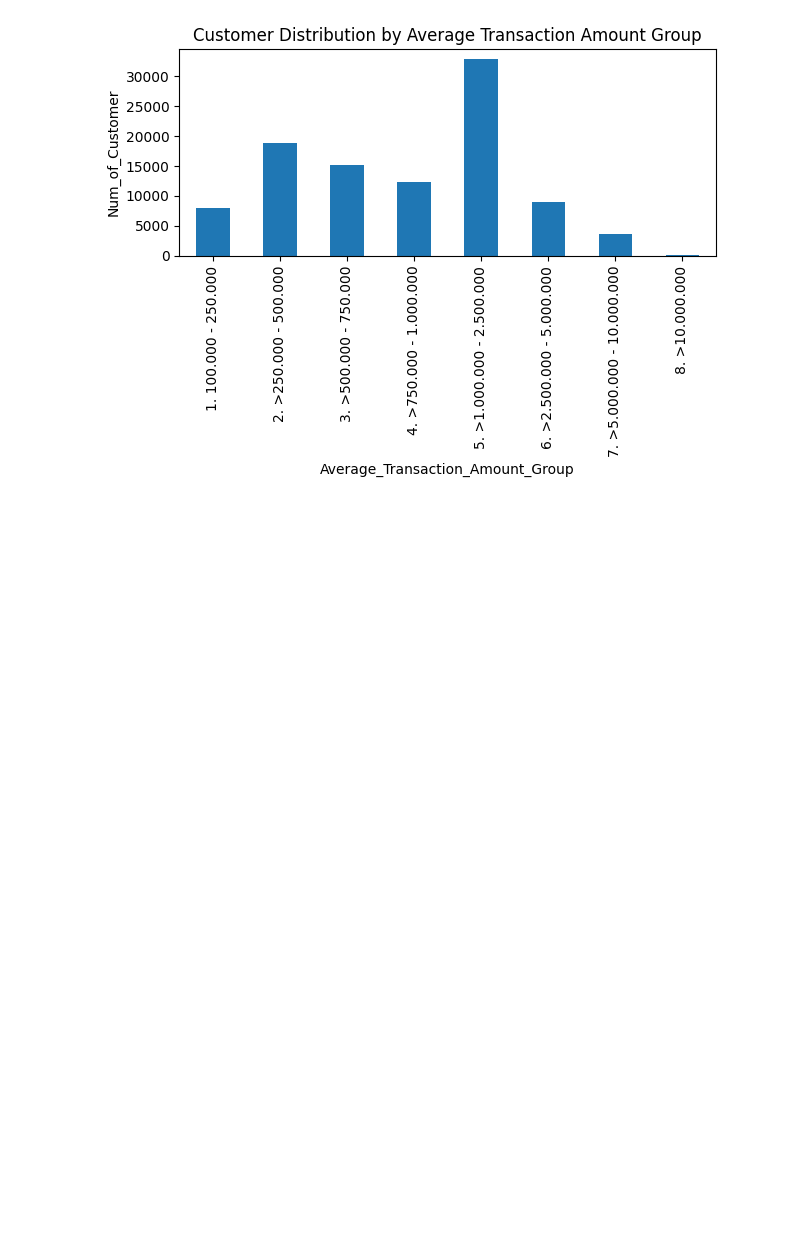
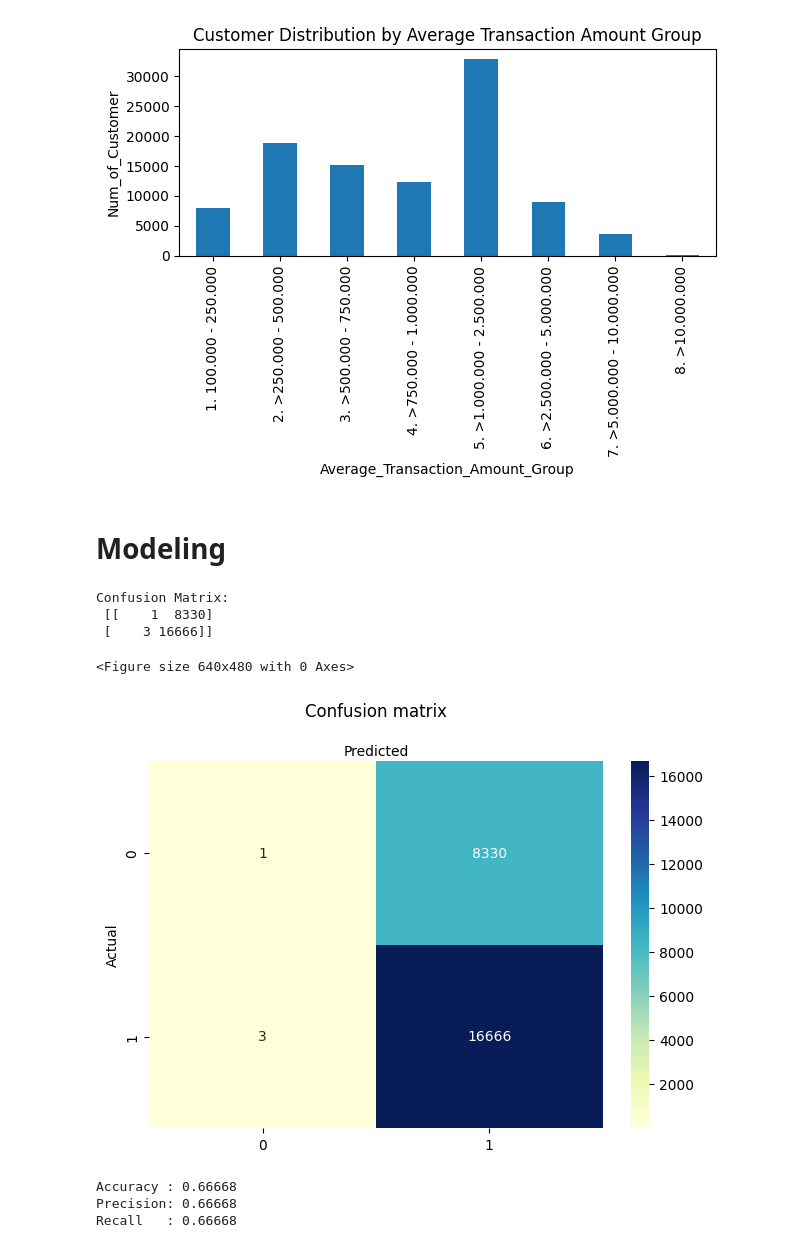
Before and after one commit to Aldistwn29/Projek_Data_Analyst, a Jupyter notebook: Business_Decision_Research.ipynb, the cells around one changed output. Cells and saved outputs as stored; diff of their text form; code cells hidden in the pictures; blank space fills up the shorter version.

```diff
--- a/Business_Decision_Research.ipynb
+++ b/Business_Decision_Research.ipynb
@@ -201,3 +201,5 @@ plt.tight_layout()
 plt.show()
 # %% [output]
 [figure]
+# %% [markdown]
+# Modeling
@@ -204,3 +224,66 @@ plt.show()
+# %%
+# Split X dan y ke dalam bagian training dan testing
+# Setelah variabel independent X dan variabel dependent y selesai dilakukan, maka pecahlah X dan y ke dalam bagian training dan testing. Bagian testing 25% dari jumlah entri data.
+from sklearn.model_selection import train_test_split
+
+X_train, X_test, y_train, y_test = train_test_split(X, y, test_size=0.25, random_state=0)
+# %%
+from sklearn.linear_model import LogisticRegression
+from sklearn.metrics import confusion_matrix
+# Inisiasi model logreg
+logreg = LogisticRegression()
+
+# fit the model with data
+logreg.fit(X_train, y_train)
+
+# Predict model
+y_pred = logreg.predict(X_test)
+
+# Evaluasi model menggunakan confusion matrix
+cnf_matrix = confusion_matrix(y_test, y_pred)
+print('Confusion Matrix:\n', cnf_matrix)
+# %% [output]
+Confusion Matrix:
+ [[    1  8330]
+ [    3 16666]]
+# %%
+# Visualisasi Confusion Matrix
+import numpy as np
+import matplotlib.pyplot as plt
+import seaborn as sns
+
+plt.clf()
+# name  of classes
+class_names = [0, 1]
+fig, ax = plt.subplots()
+
+tick_marks = np.arange(len(class_names))
+plt.xticks(tick_marks, class_names)
+plt.yticks(tick_marks, class_names)
+
+# create heatmap
+sns.heatmap(pd.DataFrame(cnf_matrix), annot=True, cmap='YlGnBu', fmt='g')
+ax.xaxis.set_label_position('top')
+plt.title('Confusion matrix', y=1.1)
+plt.ylabel('Actual')
+plt.xlabel('Predicted')
+plt.tight_layout()
+plt.show()
+# %% [output]
+<Figure size 640x480 with 0 Axes>
+[figure, added]
+# %%
+# Accuracy, Precision, dan Recall
+from sklearn.metrics import accuracy_score, precision_score, recall_score
+
+#Menghitung Accuracy, Precision, dan Recall
+print('Accuracy :', accuracy_score(y_test, y_pred))
+print('Precision:', precision_score(y_test, y_pred, average='micro'))
+print('Recall   :', recall_score(y_test, y_pred, average='micro'))
+# %% [output]
+Accuracy : 0.66668
+Precision: 0.66668
+Recall   : 0.66668
 # %%
 df.info()
 # %% [output]
```
Also changed, not shown: parts of 2 cells of this notebook.
